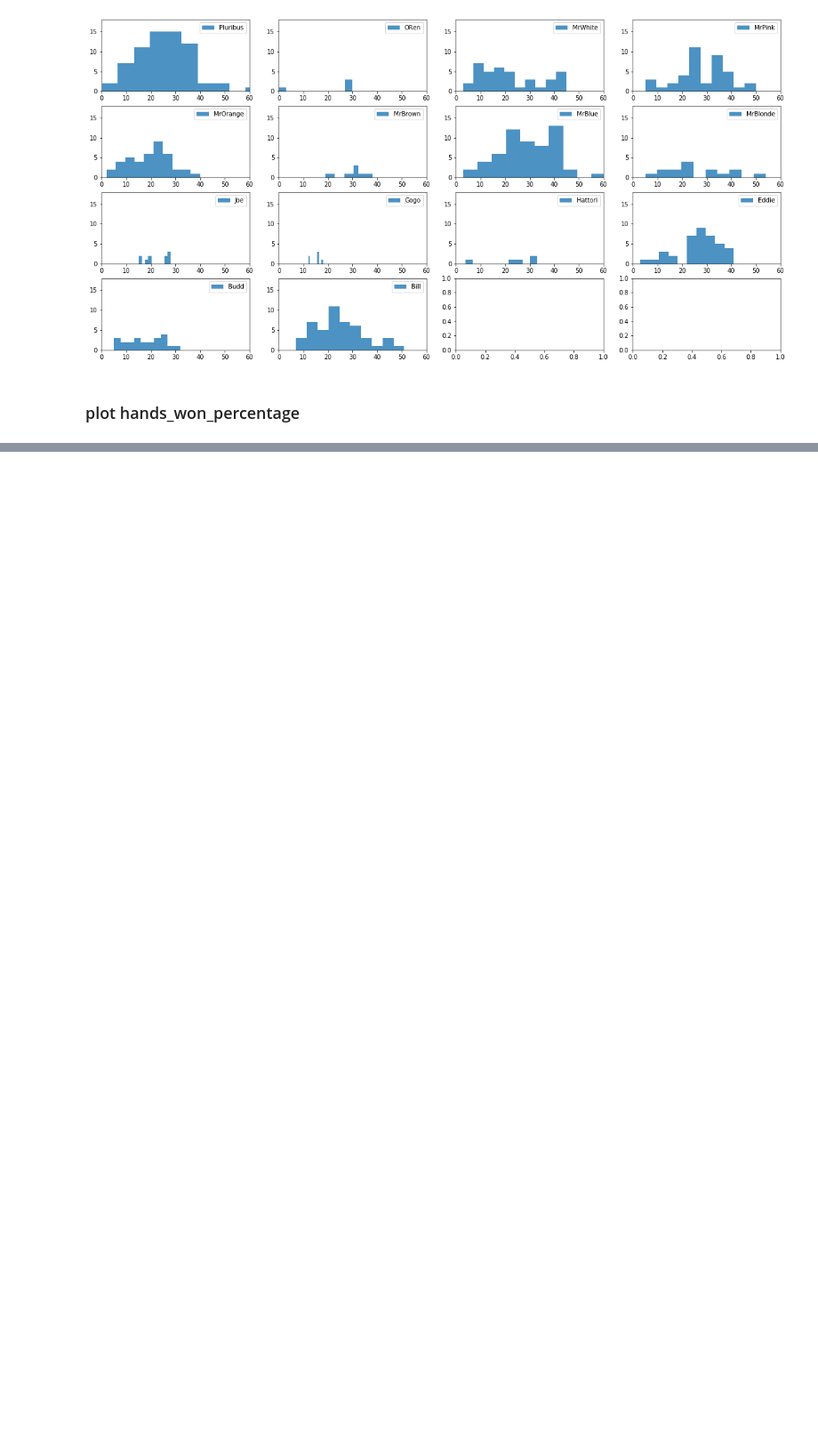
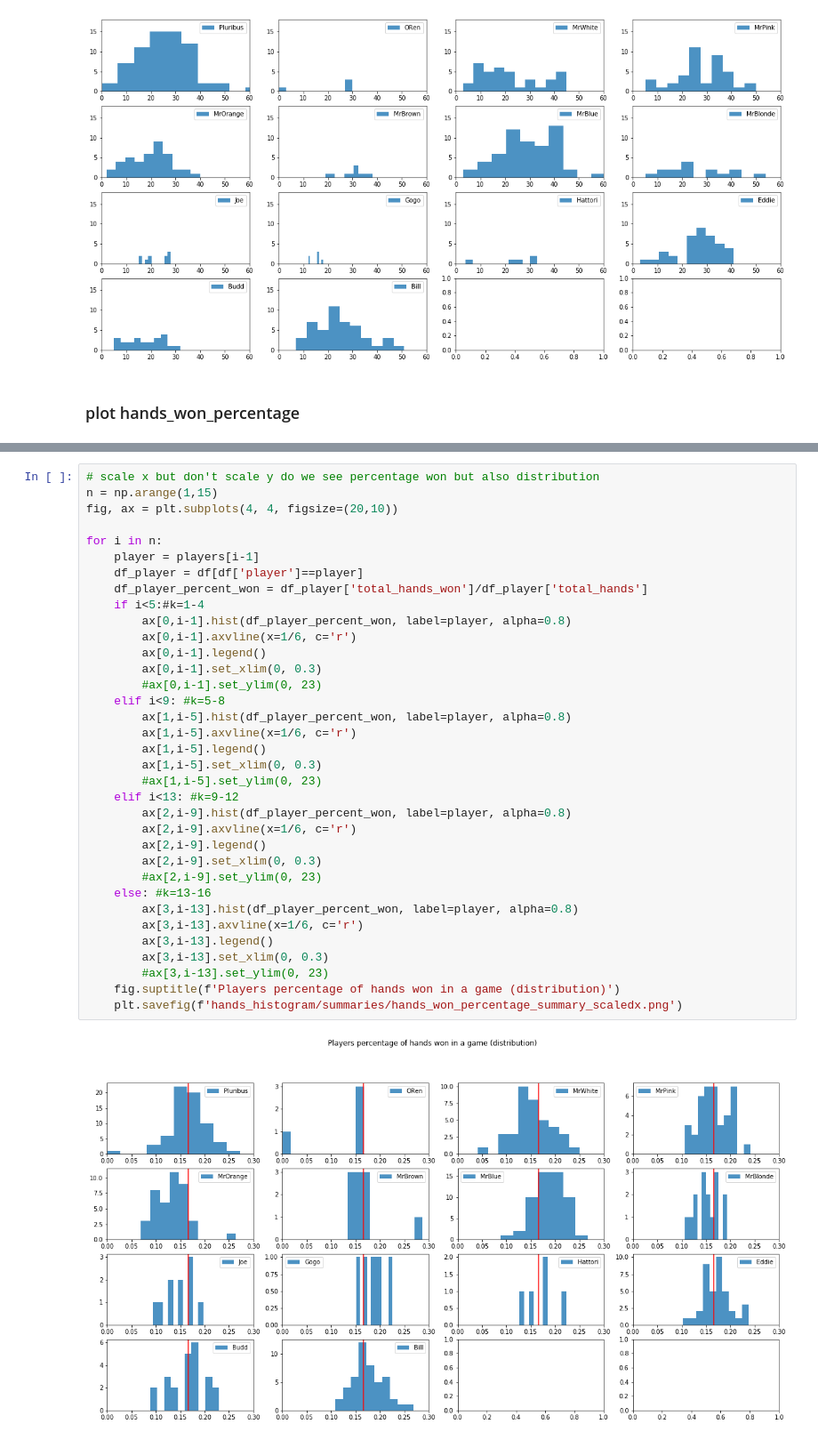
Before and after one commit to CinnyLin/IAI, a Jupyter notebook: cinny/hands_histogram.ipynb, the cells around one changed output, grey strips where cells are left out. Shown: that part at 89% size. Saved outputs shown, nothing was run; the diff lists cells and outputs as text; blank space fills up the shorter version.

```diff
--- a/cinny/hands_histogram.ipynb
+++ b/cinny/hands_histogram.ipynb
@@ -241,3 +242,40 @@ for i in n:
 # %% [output]
 [figure]
+# %%
+# scale x but don't scale y do we see percentage won but also distribution
+n = np.arange(1,15)
+fig, ax = plt.subplots(4, 4, figsize=(20,10))
+
+for i in n:
+    player = players[i-1]
+    df_player = df[df['player']==player]
+    df_player_percent_won = df_player['total_hands_won']/df_player['total_hands']
+    if i<5:#k=1-4
+        ax[0,i-1].hist(df_player_percent_won, label=player, alpha=0.8)
+        ax[0,i-1].axvline(x=1/6, c='r')
+        ax[0,i-1].legend()
+        ax[0,i-1].set_xlim(0, 0.3)
+        #ax[0,i-1].set_ylim(0, 23)
+    elif i<9: #k=5-8
+        ax[1,i-5].hist(df_player_percent_won, label=player, alpha=0.8)
+        ax[1,i-5].axvline(x=1/6, c='r')
+        ax[1,i-5].legend()
+        ax[1,i-5].set_xlim(0, 0.3)
+        #ax[1,i-5].set_ylim(0, 23)
+    elif i<13: #k=9-12
+        ax[2,i-9].hist(df_player_percent_won, label=player, alpha=0.8)
+        ax[2,i-9].axvline(x=1/6, c='r')
+        ax[2,i-9].legend()
+        ax[2,i-9].set_xlim(0, 0.3)
+        #ax[2,i-9].set_ylim(0, 23)
+    else: #k=13-16
+        ax[3,i-13].hist(df_player_percent_won, label=player, alpha=0.8)
+        ax[3,i-13].axvline(x=1/6, c='r')
+        ax[3,i-13].legend()
+        ax[3,i-13].set_xlim(0, 0.3)
+        #ax[3,i-13].set_ylim(0, 23)
+    fig.suptitle(f'Players percentage of hands won in a game (distribution)')
+    plt.savefig(f'hands_histogram/summaries/hands_won_percentage_summary_scaledx.png')
+# %% [output]
+[figure, added]
 # %%
```
Also changed, not shown: parts of 8 cells of this notebook, 1 other file.
